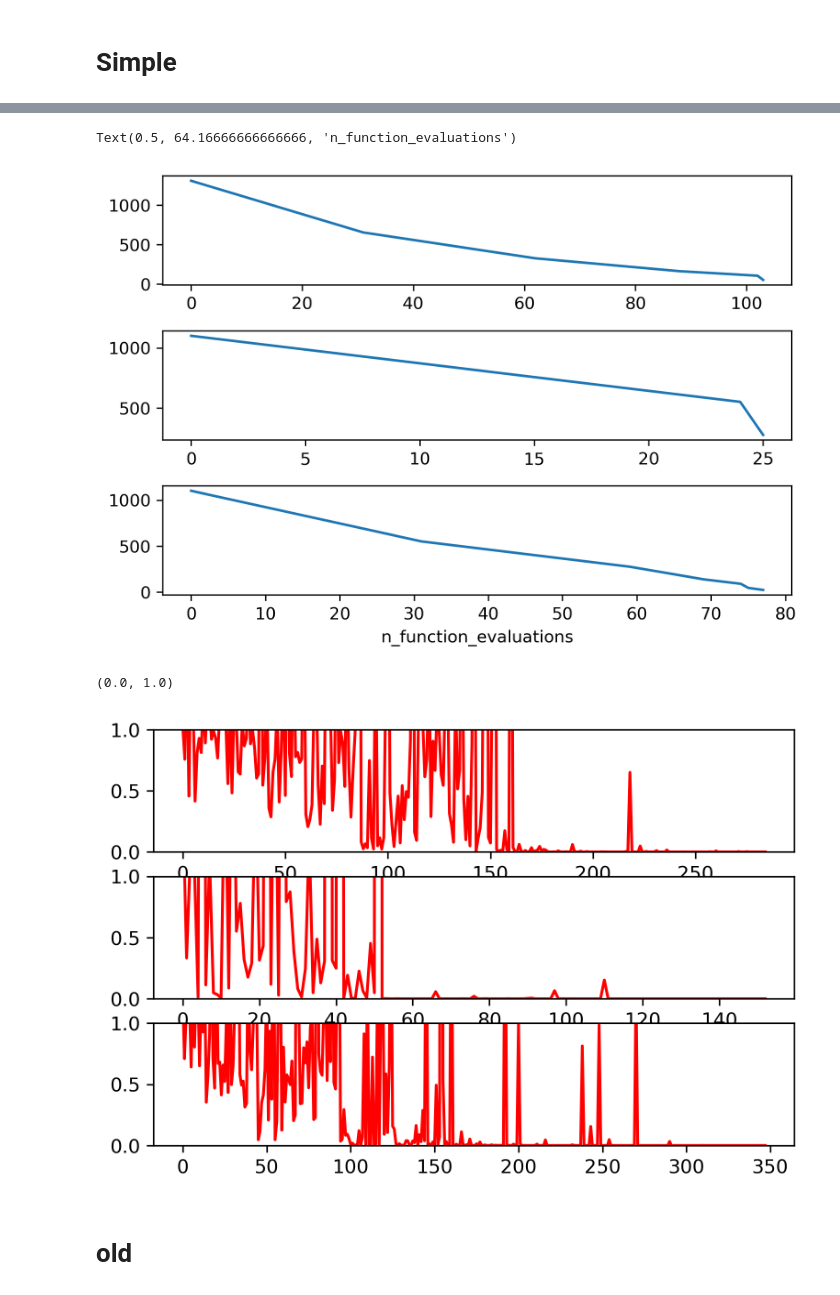
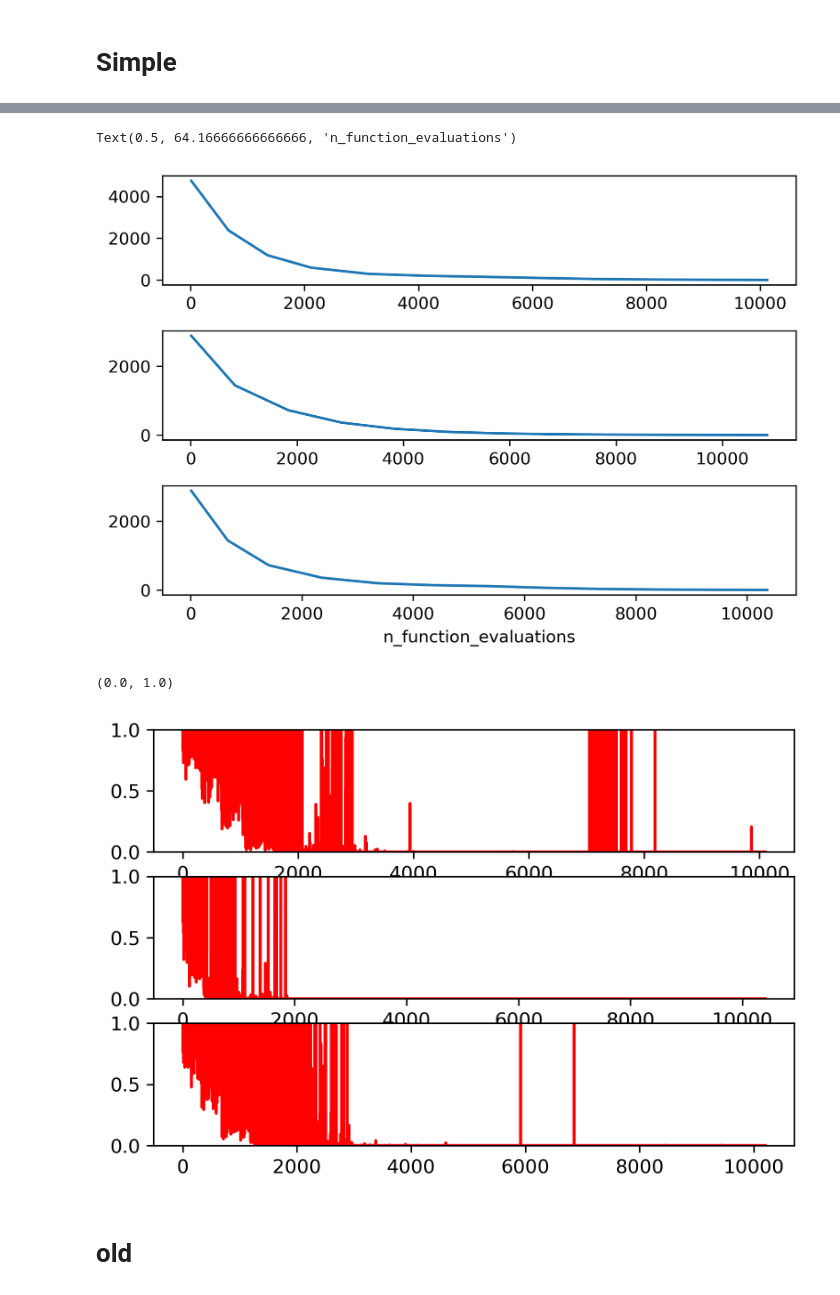
Before and after one commit to lollcat/Metaheuristic_optimisation, a Jupyter notebook: Simlated_Annealing_Notebooks/Simulated_annealing_step_stratergy.ipynb, the cells around one changed output, grey strips where cells are left out. Cells and saved outputs as stored; diff of their text form; code cells hidden in the pictures.

```diff
--- a/Simlated_Annealing_Notebooks/Simulated_annealing_step_stratergy.ipynb
+++ b/Simlated_Annealing_Notebooks/Simulated_annealing_step_stratergy.ipynb
@@ -16,9 +16,10 @@ SimulatedAnnealing = SimulatedAnealing.SimulatedAnnealing
 mpl.rcParams['figure.dpi'] = 300
 from rana import rana_func
 # %%
-random_seed = 0
+random_seed = 1
 x_length = 5
 maximum_markov_chain_length = 50
+bound_enforcing_method = "not_clipping"
 # %% [markdown]
 # Notes
     - seems like the "better" methods don't explore enough at the start
@@ -134,5 +146,8 @@ Text(112.91666666666667, 0.5, 'probability')
 # %% [markdown]
 # Fancy temperature
+# %%
+maximum_markov_chain_length = 250
+random_seed = 1
 # %% [markdown]
 ## With Cholesky
 # %%
@@ -140,7 +155,7 @@ np.random.seed(random_seed)
 x_max = 500
 x_min = -x_max
 rana_2d_chol = SimulatedAnnealing(x_length=x_length, x_bounds=(x_min, x_max), objective_function=rana_func,
-                              pertubation_method = "Cholesky",
+                              pertubation_method = "Cholesky", bound_enforcing_method=bound_enforcing_method,
                              maximum_archive_length=100,annealing_schedule = "adaptive_cooling", maximum_markov_chain_length= maximum_markov_chain_length,
                                    maximum_function_evaluations=10000)
 x_result_chol, objective_result_chol = rana_2d_chol.run()
@@ -159,7 +174,7 @@ x_min = -x_max   #  ,
 rana_2d_diag = SimulatedAnnealing(x_length=x_length, x_bounds=(x_min, x_max), objective_function=rana_func,
                               pertubation_method = "Diagonal",
                                   maximum_archive_length=100,annealing_schedule = "adaptive_cooling", maximum_markov_chain_length= maximum_markov_chain_length,
-                                   maximum_function_evaluations=10000)
+                                   maximum_function_evaluations=10000, bound_enforcing_method=bound_enforcing_method)
 # annealing_schedule = "adaptive_cooling",
 x_result_diag, objective_result_diag = rana_2d_diag.run()
 print(f"x_result = {x_result_diag} \n objective_result = {objective_result_diag} \n "
@@ -197,17 +222,17 @@ plt.tight_layout()
 # %%
 # temperature history
 fig, axs = plt.subplots(3)
 temp_history_chol = np.array(rana_2d_chol.temperature_history)
-axs[0].plot(temp_history_chol[:, 1], temp_history_chol[:, 0], label="chol")
+axs[0].plot(temp_history_chol[:, 2], temp_history_chol[:, 0], label="chol")
 temp_history_diag = np.array(rana_2d_diag.temperature_history)
-axs[1].plot(temp_history_diag[:, 1], temp_history_diag[:, 0], label="diag")
+axs[1].plot(temp_history_diag[:, 2], temp_history_diag[:, 0], label="diag")
 temp_history = np.array(rana_2d.temperature_history)
-axs[2].plot(temp_history[:, 1], temp_history[:, 0], label="simple")
+axs[2].plot(temp_history[:, 2], temp_history[:, 0], label="simple")
 plt.tight_layout()
 axs[2].set_xlabel("n_function_evaluations")
 # %% [output]
 Text(0.5, 64.16666666666666, 'n_function_evaluations')
-[figure, old version]
+[figure, new version]
 # %%
 # probability of acceptence
 fig, axs = plt.subplots(3)
@@ -219,7 +244,7 @@ axs[2].plot(rana_2d.probability_of_acceptance_history, "r", label="simple")
 axs[2].set_ylim(0, 1)
 # %% [output]
 (0.0, 1.0)
-[figure, old version]
+[figure, new version]
 # %% [markdown]
 # old
 # %%
```
Also changed, not shown: parts of 13 cells of this notebook, 2 other files.
